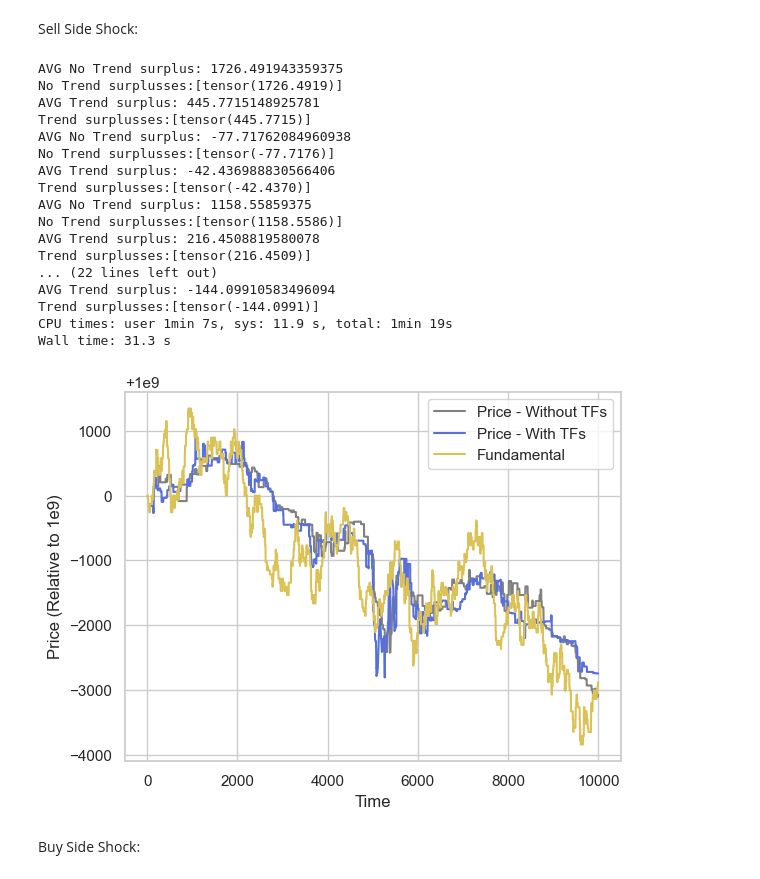
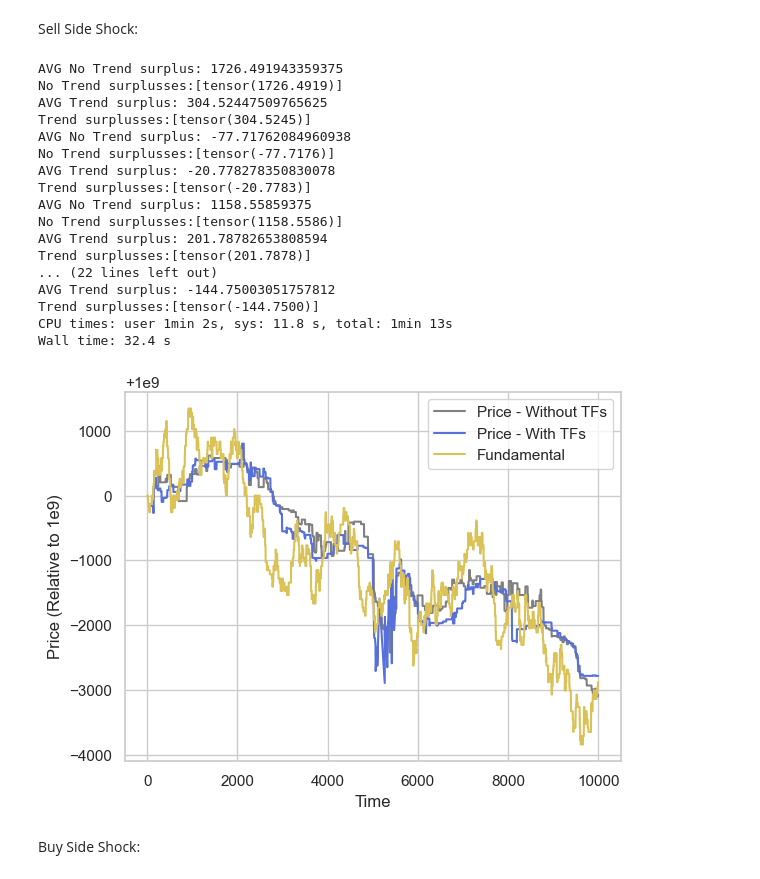
Before and after one commit to dipplestix/pymarketsim, a Jupyter notebook: recreation.ipynb, the cells around one changed output. Drawn from its saved outputs; the diff is of its cells as text; code cells hidden in the pictures.

Commit message:
corrected logic in trend followers for next-best prices

```diff
--- a/recreation.ipynb
+++ b/recreation.ipynb
@@ -780,9 +786,9 @@ for seed in range(1, 10):
                 shock_interval = 500,
                 shock_volume = 500,
                 shock_side = SELL,
-                L = 5,
-                PI = 50.0,
-                texp = 50,
+                L = 8,
+                PI = 100.0,
+                texp = 100,
                 random_seed = seed,
                 )
 
@@ -825,9 +831,9 @@ for seed in range(1, 10):
                 shock_interval = 500,
                 shock_volume = 500,
                 shock_side = SELL,
-                L = 5,
-                PI = 50.0,
-                texp = 50,
+                L = 8,
+                PI = 100.0,
+                texp = 100,
                 random_seed = seed,
                 )
 
@@ -855,44 +861,44 @@ for seed in range(1, 10):
 
     # Plot using Seaborn and Matplotlib
     sns.set(style="whitegrid")
     palette = sns.color_palette("hls", 8)
     sns.lineplot(data=prices_nt, color='gray', label='Price - Without TFs')
     sns.lineplot(data=prices, color=palette[5], label='Price - With TFs')
     sns.lineplot(data=fnt, color=palette[1], label='Fundamental')
     # sns.lineplot(data=f, color='green', label='Fundamental')
 
 
     # Set plot labels and title
     plt.xlabel('Time')
     plt.ylabel('Price (Relative to 1e9)')
     plt.title('')
 
     # Display legend
     plt.legend()
 
     base = "/Users/rishithseelam/Code/SURE-SRG/market-sim-py/results/fig_6.3/"
 
     # Show plot
     plt.savefig(base + f"6.3_{seed}_SELL.png")
 # %% [output]
 AVG No Trend surplus: 1726.491943359375
 No Trend surplusses:[tensor(1726.4919)]
-AVG Trend surplus: 445.7715148925781
-Trend surplusses:[tensor(445.7715)]
+AVG Trend surplus: 304.52447509765625
+Trend surplusses:[tensor(304.5245)]
 AVG No Trend surplus: -77.71762084960938
 No Trend surplusses:[tensor(-77.7176)]
-AVG Trend surplus: -42.436988830566406
-Trend surplusses:[tensor(-42.4370)]
+AVG Trend surplus: -20.778278350830078
+Trend surplusses:[tensor(-20.7783)]
 AVG No Trend surplus: 1158.55859375
 No Trend surplusses:[tensor(1158.5586)]
-AVG Trend surplus: 216.4508819580078
-Trend surplusses:[tensor(216.4509)]
+AVG Trend surplus: 201.78782653808594
+Trend surplusses:[tensor(201.7878)]
 ... (22 lines left out)
-AVG Trend surplus: -144.09910583496094
-Trend surplusses:[tensor(-144.0991)]
-CPU times: user 1min 7s, sys: 11.9 s, total: 1min 19s
-Wall time: 31.3 s
+AVG Trend surplus: -144.75003051757812
+Trend surplusses:[tensor(-144.7500)]
+CPU times: user 1min 2s, sys: 11.8 s, total: 1min 13s
+Wall time: 32.4 s
-[figure, old version]
+[figure, new version]
 # %% [markdown]
 Buy Side Shock:
 # %%
```
Also changed, not shown: parts of 6 cells of this notebook, 19 other files.
